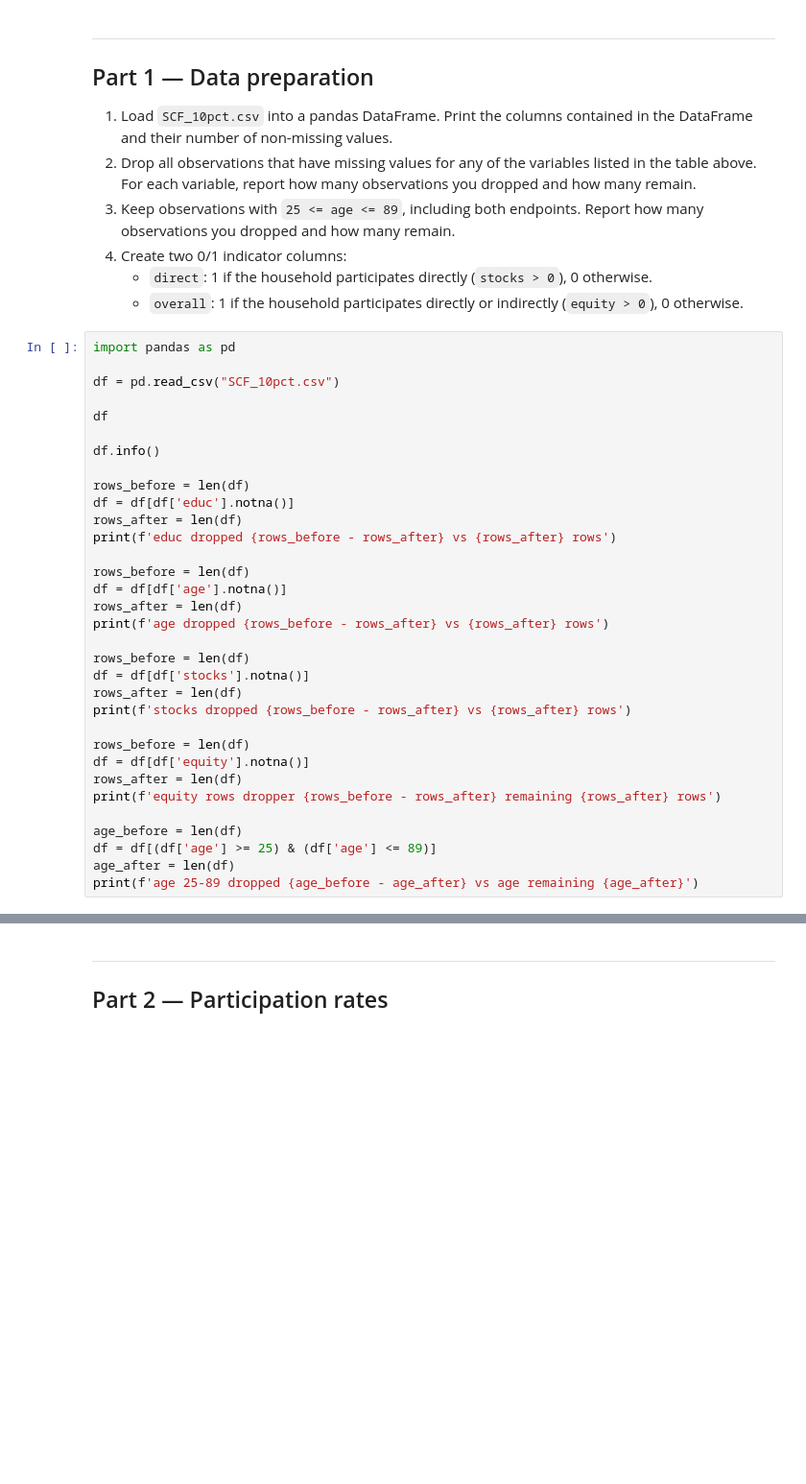
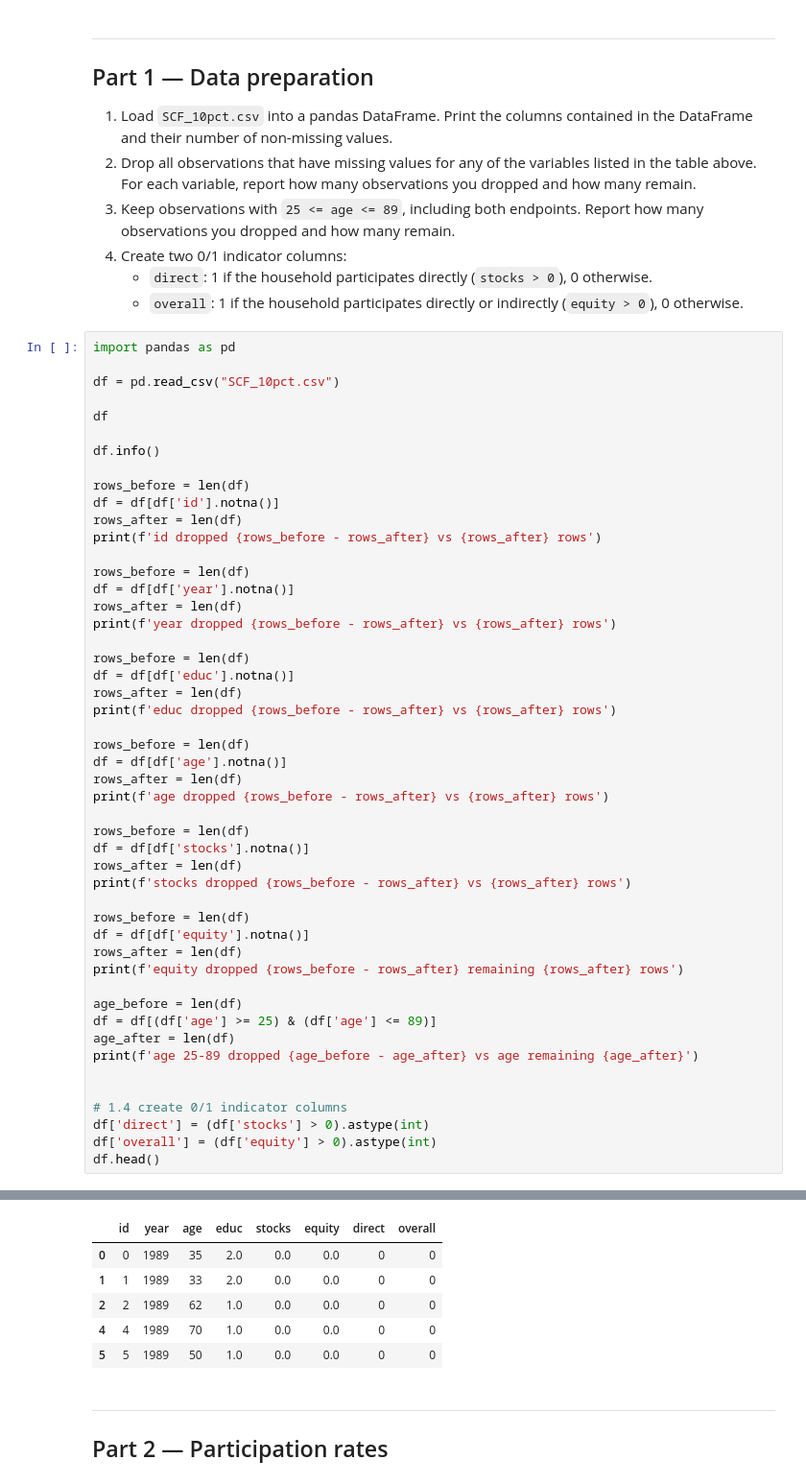
Before and after one commit to TorjanDev/TECH2-H26-assignment3, a Jupyter notebook: assignment3.ipynb, the cells around one changed output, grey strips where cells are left out. Shown at 96% size. Cells and saved outputs as stored; diff of their text form; blank space fills up the shorter version.

```diff
--- a/assignment3.ipynb
+++ b/assignment3.ipynb
@@ -97,6 +97,16 @@ df = pd.read_csv("SCF_10pct.csv")
 df
 
 df.info()
+
+rows_before = len(df)
+df = df[df['id'].notna()]
+rows_after = len(df)
+print(f'id dropped {rows_before - rows_after} vs {rows_after} rows')
+
+rows_before = len(df)
+df = df[df['year'].notna()]
+rows_after = len(df)
+print(f'year dropped {rows_before - rows_after} vs {rows_after} rows')
 
 rows_before = len(df)
 df = df[df['educ'].notna()]
@@ -116,12 +126,18 @@ print(f'stocks dropped {rows_before - rows_after} vs {rows_after} rows')
 rows_before = len(df)
 df = df[df['equity'].notna()]
 rows_after = len(df)
-print(f'equity rows dropper {rows_before - rows_after} remaining {rows_after} rows')
+print(f'equity dropped {rows_before - rows_after} remaining {rows_after} rows')
 
 age_before = len(df)
 df = df[(df['age'] >= 25) & (df['age'] <= 89)]
 age_after = len(df)
 print(f'age 25-89 dropped {age_before - age_after} vs age remaining {age_after}')
+
+
+# 1.4 create 0/1 indicator columns
+df['direct'] = (df['stocks'] > 0).astype(int)
+df['overall'] = (df['equity'] > 0).astype(int)
+df.head()
 # %% [output]
 <class 'pandas.DataFrame'>
 RangeIndex: 5808 entries, 0 to 5807
@@ -143,4 +161,10 @@ equity rows dropper 16 remaining 5758 rows
 age 25-89 dropped 326 vs age remaining 5432
+|  | id | year | age | educ | stocks | equity | direct | overall |
+| 0 | 0 | 1989 | 35 | 2.0 | 0.0 | 0.0 | 0 | 0 |
+| 1 | 1 | 1989 | 33 | 2.0 | 0.0 | 0.0 | 0 | 0 |
+| 2 | 2 | 1989 | 62 | 1.0 | 0.0 | 0.0 | 0 | 0 |
+| 4 | 4 | 1989 | 70 | 1.0 | 0.0 | 0.0 | 0 | 0 |
+| 5 | 5 | 1989 | 50 | 1.0 | 0.0 | 0.0 | 0 | 0 |
 # %% [markdown]
 ***
 ## Part 2 — Participation rates
```
Also changed, not shown: parts of 7 cells of this notebook.
